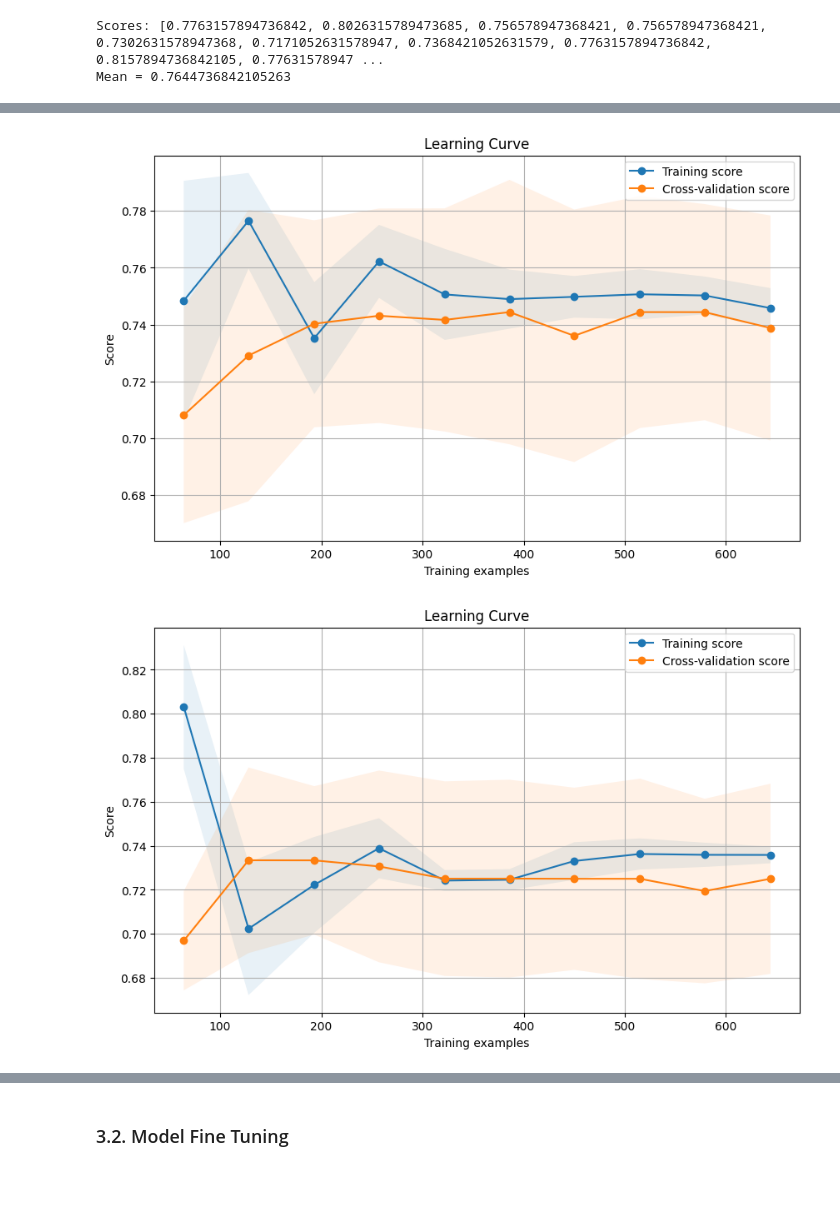
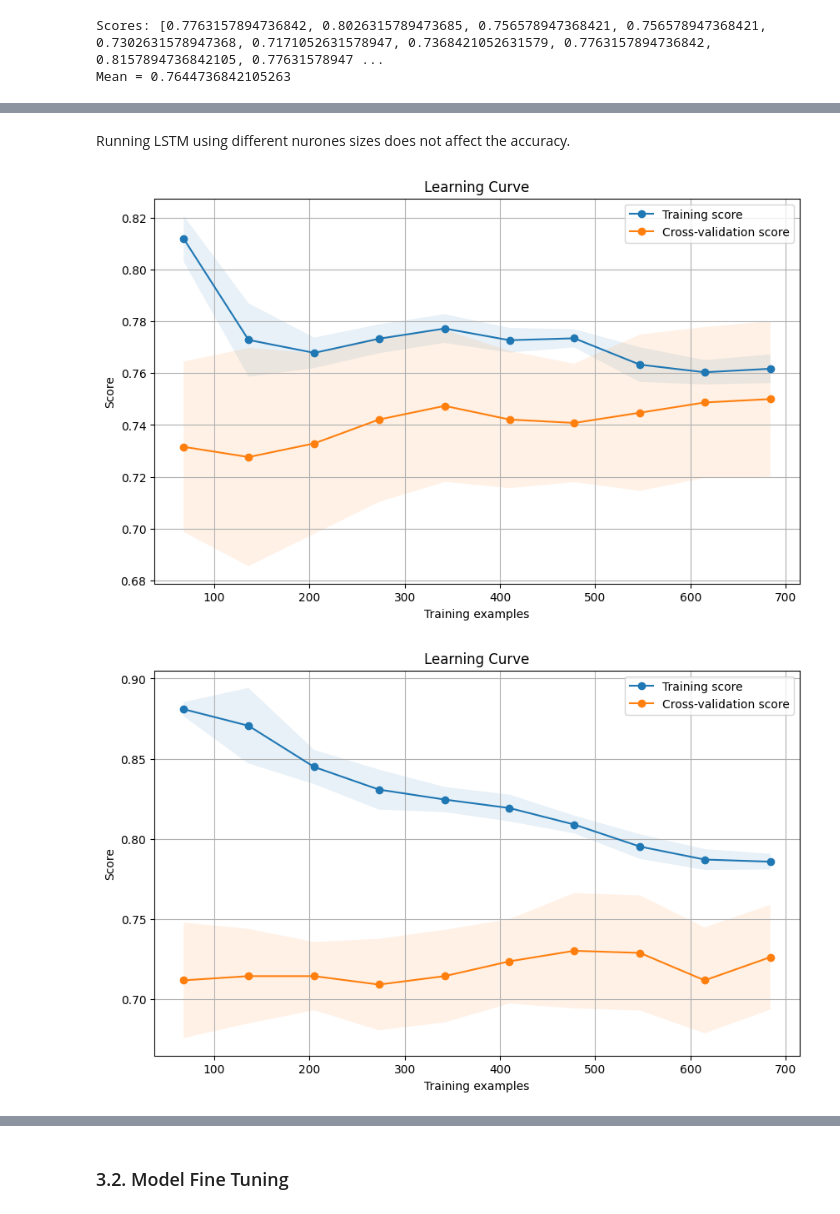
Before and after one commit to Ismail-ai707/Recipe-Prediction-for-High-Traffic, a Jupyter notebook: high_traffic_recipe_prediction.ipynb, the cells around one changed output, grey strips where cells are left out. Cells and saved outputs as stored; diff of their text form; code cells hidden in the pictures; blank space fills up the shorter version.

```diff
--- a/high_traffic_recipe_prediction.ipynb
+++ b/high_traffic_recipe_prediction.ipynb
@@ -777,7 +765,7 @@ tf_model.compile(optimizer=Adam(learning_rate=0.001),
               metrics=['accuracy'])
 
 # Training the model
-tf_model.fit(X_train, y_train, epochs=10, batch_size=32, validation_data=(X_val, y_val))
+tf_model.fit(X_train, y_train, epochs=10, batch_size=32, validation_data=(X_test, y_test))
 
 # Evaluate the model
 loss, accuracy = tf_model.evaluate(X_test, y_test)
@@ -875,30 +860,0 @@ site_traffic_df_encoded
-# %%
-import tensorflow as tf
-from tensorflow.keras.models import Sequential
-from tensorflow.keras.layers import Dense
-from tensorflow.keras.optimizers import Adam  # Optimizer
-from tensorflow.keras.losses import BinaryCrossentropy  # Loss function
-
-tf.random.set_seed(0)
-
-# Data preprocessing (replace with your data loading and preparation)
-# X_train: Training features, y_train: Training labels (0 or 1)
-# X_test: Testing features, y_test: Testing labels (0 or 1)
-
-# Define the MLP model
-keras_model = Sequential([
-  Dense(64, activation='relu', input_shape=(7,)),
-  Dense(80, activation='relu'),
-  Dense(1, activation='sigmoid')  # Output layer with sigmoid activation for binary classification
-])
-
-# Compile the model
-keras_model.compile(optimizer=Adam(learning_rate=(0.001)),  # Adjust learning rate as needed
-              loss=BinaryCrossentropy(),
-              metrics=['accuracy'])
-# Train the model
-keras_model.fit(X_train, y_train, epochs=10, batch_size=32, validation_data=(X_val, y_val))
-
-# Evaluate the model (on unseen test data)
-loss, accuracy = keras_model.evaluate(X_test, y_test)
-print('Test Loss:', loss, 'Test Accuracy:', accuracy)
@@ -937,7 +873,7 @@ tf.random.set_seed(0)
 
 # Define the RNN model
 rnn_model = Sequential([
-  LSTM(80, return_sequences=True, input_shape=(7,1)),  # Adjust for sequence length
+  LSTM(64, return_sequences=True, input_shape=(7,1)),  # Adjust for sequence length
   LSTM(80),  # No return_sequences for final layer
   Dense(1, activation='sigmoid')  # Output layer with sigmoid activation for binary classification
 ])
@@ -976,3 +910,5 @@ Test Loss: 0.47655555605888367 Test Accuracy: 0.7851851582527161
+# %% [markdown]
+Running LSTM using different nurones sizes does not affect the accuracy.
 # %%
 def plot_learning_curve(estimator, X, y):
     train_sizes, train_scores, valid_scores = learning_curve(estimator, X, y, train_sizes=np.linspace(0.1, 1.0, 10), cv=10)
@@ -993,13 +929,13 @@ def plot_learning_curve(estimator, X, y):
     plt.grid()
     plt.show()
 # %%
-# Learning curve for model with 80% accuracy, randomstate=883
-plot_learning_curve(logistic_regression_model_req, X_train_req, y_train_req)
+# Learning curve for model logistic regression model
+plot_learning_curve(logistic_regression_model, X_train, y_train)
 # %% [output]
-[figure, old version]
+[figure, new version]
 # %%
-# Learning curve for model with 85% accuracy
-plot_learning_curve(logistic_regression_model_best, X_train_best, y_train_best)
+# Learning curve for SVC classifier
+plot_learning_curve(svc_model, X_train, y_train)
 # %% [output]
-[figure, old version]
+[figure, new version]
 # %%
```
Also changed, not shown: parts of 58 cells of this notebook.
